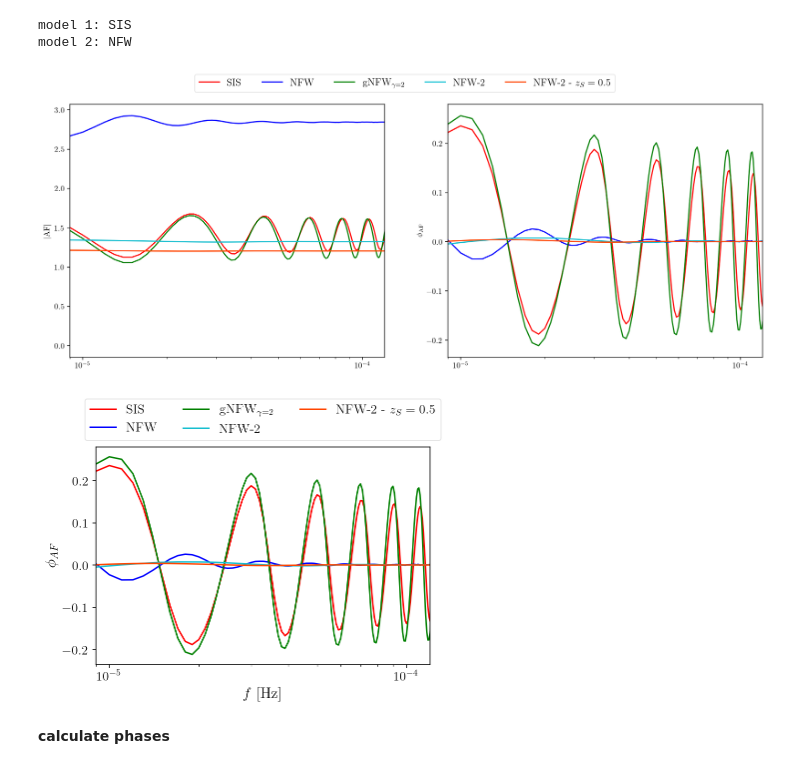
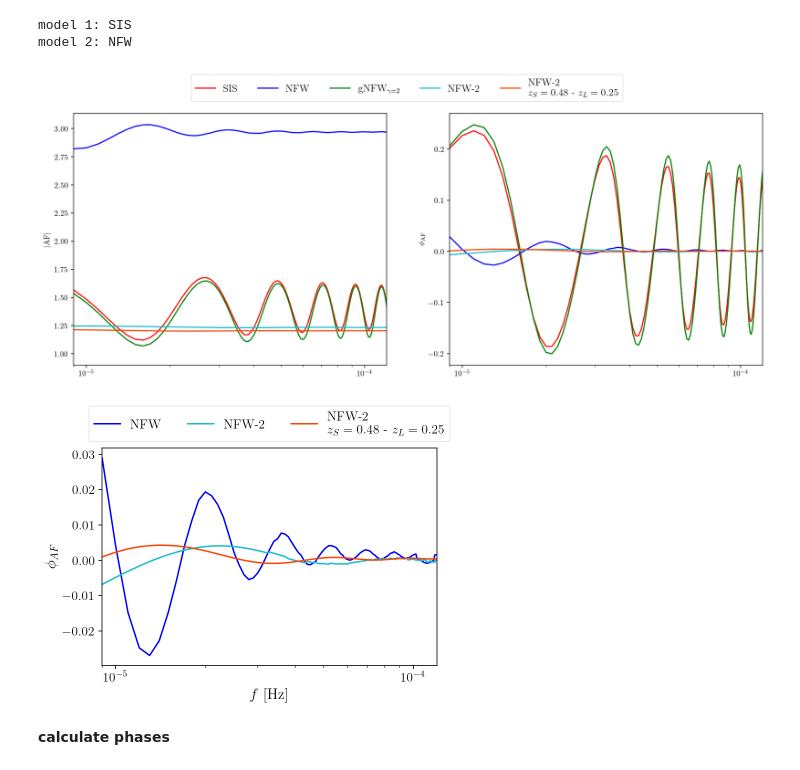
Before and after one commit to PaoloCremo/lensing, a Jupyter notebook: lens_models/phase.ipynb, the cells around one changed output. Cells and saved outputs as stored; diff of their text form; code cells hidden in the pictures.

```diff
--- a/lens_models/phase.ipynb
+++ b/lens_models/phase.ipynb
@@ -67,20 +65,20 @@ hpt, hct = get_fd_waveform(approximant='IMRPhenomPv3', mass1=m1, mass2=m2,
 
 fr = hpt.sample_frequencies
 #%% deg frequency domain
-zS_deg = 0.8
+zS_deg = .84
 DS_deg = cosmo.luminosity_distance(zS_deg).value
 hpt_deg, hct_deg = get_fd_waveform(approximant='IMRPhenomPv3', mass1=m1, mass2=m2,
                          delta_f=df, f_lower=f_min, inclination=np.pi/3,
                          # s1z = 0.7, s2z = 0.2,
-                         distance=DS_deg, coa_phase=np.pi)
-l_un = 'un - $z=%.1f$'%(zS_deg)
+                         distance=DS_deg, coa_phase=np.pi/3)
+l_un = 'un - $z=%.2f$'%(zS_deg)
 #%%
-zS_deg2 = 0.5
+zS_deg2 = 0.48
 DS_deg2 = cosmo.luminosity_distance(zS_deg2).value
 hpt_deg2, hct_deg2 = get_fd_waveform(approximant='IMRPhenomPv3', mass1=m1, mass2=m2,
                          delta_f=df, f_lower=f_min, inclination=np.pi/3,
                          # s1z = 0.7, s2z = 0.2,
-                         distance=DS_deg2, coa_phase=0)
+                         distance=DS_deg2, coa_phase=np.pi/3)
 # %% [markdown]
 __load amps & make lensing__
 # %%
@@ -103,8 +101,8 @@ make lensing
 # %%
 #%% load amps FP together
 ls = ['SIS', 'NFW', 'GNFW_2', 'NFW_2']
-zls, ys = '025', ['1', '001083', '0064674', '0028615'] # zL = 0.25
-# zls, ys = '025', ['1', '00068', '004059', '001796']
+# zls, ys = '025', ['1', '001083', '0064674', '0028615'] # zL = 0.25
+zls, ys = '015', ['1', '0005889', '0044983', '0019709'] # zL = 0.15
 # zls, ys = '05', ['1', '001061', '00634', '002804'] # zL = 0.5
 hLtFP = [[] for i in range(len(ls)+1)]
 ampsFP = [[] for i in range(len(ls)+1)]
@@ -120,15 +118,16 @@ for n, (l,y) in enumerate(zip(ls, ys)):
 # hLtFP[3] = hpt_deg * np.conj(ampsFP_i)
 # %%
 # deg
-fn = path_home+'/Desktop/waveform/case_h/NFW_2/amps/amps_case_h_H74_y0028615_M10-9_zL'+zls+'_FP_zS05'
+fn = path_home+'/Desktop/waveform/case_h/NFW_2/amps/amps_case_h_H74_y0028615_M10-9_zL'+'025'+'_FP_zS05'
 ampsFP_i = np.fromfile(fn, np.complex64)
+ampsFP_i[:9] = np.ones(9)
 ampsFP[4] = ampsFP_i
 hLtFP[4] = hpt_deg2 * np.conj(ampsFP_i)
 # %% [markdown]
 __plot__
 # %%
 colors = ['red', 'blue', 'green', df_clr[9], 'orangered']
-labels = [ls[0], ls[1], 'gNFW$_{\gamma=2}$', 'NFW-2', 'NFW-2'+' - $z_S=%.1f$'%(zS_deg2)]
+labels = [ls[0], ls[1], 'gNFW$_{\gamma=2}$', 'NFW-2', 'NFW-2'+'\n$z_S=%.2f$ - $z_L=%.2f$'%(zS_deg2, 0.25)]
 lnst = ['solid', 'solid', 'solid', '--', '-.']
 
 plt.figure() #figsize=[16,5])
@@ -153,7 +152,7 @@ plt.tick_params(axis='both',which='both',direction='out',labelsize=fontsz)
 # plt.yticks([2e-16, 3e-16, 4e-16, 5e-16], [2,3,4,5])
 plt.yticks([i*10**-16 for i in [1,5,10]], [1,5,10])
 plt.xticks([i*10**-5 for i in range(2,11, 2)], range(2, 11,2))
-plt.legend(ncol=2, loc='lower left',fontsize=fontsz-1,framealpha=0.1)
+plt.legend(ncol=2, loc='lower left',fontsize=fontsz,framealpha=0.1)
 
 # %% save plot
 # plt.savefig('/home/paolo/Dropbox/PhD/plots/lens_masses/SISNFW_y1_M10-9_TD.png',
@@ -195,27 +194,27 @@ axs[1].set_ylabel('$\phi_{{\\rm AF}}$')
 fig.legend(ncol=5,loc='lower center',bbox_to_anchor=(0.5,.9),fontsize=fontsz,framealpha=0.5)
 plt.show()
 # %% [output]
-[figure, old version]
+[figure, new version]
 # %%
 plt.figure()
-for i in range(5):
+for i in [1,3,4]:#range(5):
     plt.plot(fr, np.angle(ampsFP[i]), c=colors[i], label=labels[i])
 
 plt.xlim(9e-6, 1.2e-4)
 # plt.ylim(-.35, .28)
 plt.xscale('log')
 # plt.legend(ncol=4,loc='lower center',bbox_to_anchor=(0.5,1.),fontsize=fontsz,framealpha=0.5)
 # plt.legend(ncol=2, fontsize=fontssz, framealpha=0., loc="lower left")
 plt.legend(ncol=3,loc='lower center',bbox_to_anchor=(0.5,1.),fontsize=fontsz,framealpha=0.5)
 plt.xlabel('$f$ [Hz]', fontsize=fontSz)
 plt.ylabel('$\phi_{AF}$', fontsize=fontSz)
 plt.tick_params(axis='both',which='both',direction='out',labelsize=fontsz)
 # plt.xticks([1, 10], [1,10])
 # plt.savefig(path_home+'/Dropbox/PhD/plots/lens_masses/phases.png',
 #             dpi=300, format='png', transparent=True, bbox_inches="tight")
 plt.show()
 # %% [output]
-[figure, old version]
+[figure, new version]
 # %% [markdown]
 __calculate phases__
 # %%
```
Also changed, not shown: parts of 10 cells of this notebook.
